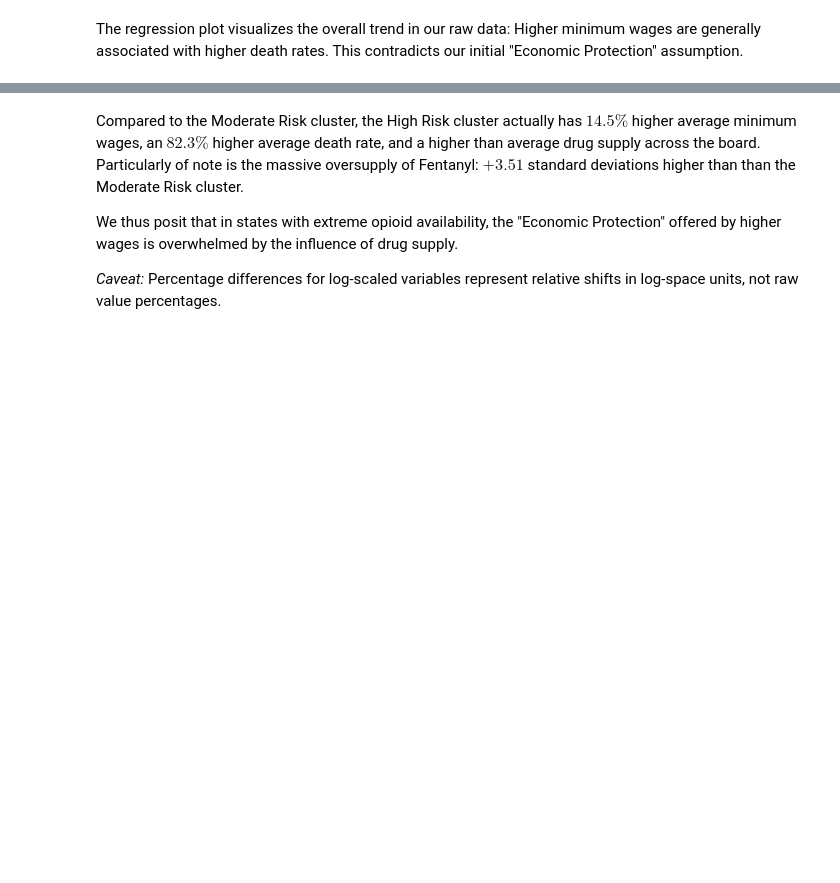
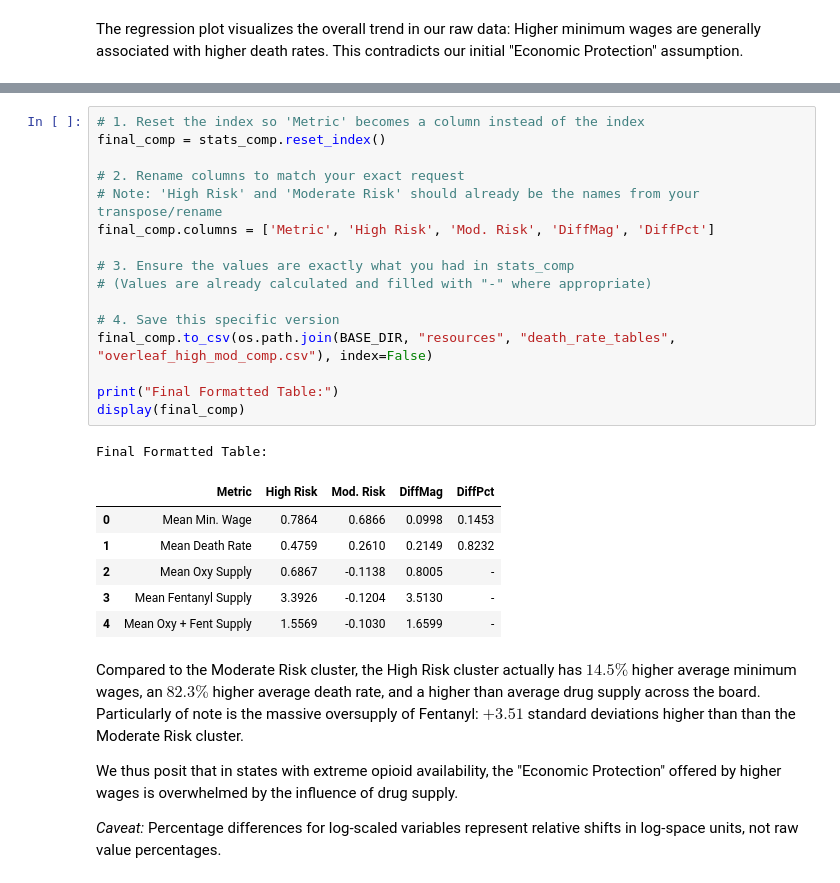
Before and after one commit to amberteetsel/substance-abuse-predictions, a Jupyter notebook: src/insights/econ_protect.ipynb, the cells around one changed output, grey strips where cells are left out. Saved outputs shown, nothing was run; the diff lists cells and outputs as text; blank space fills up the shorter version.

```diff
--- a/src/insights/econ_protect.ipynb
+++ b/src/insights/econ_protect.ipynb
@@ -215,6 +218,30 @@ Comparison Table:
 | Mean Oxy Supply | 0.6867 | -0.1138 | 0.8005 | - |
 | Mean Fentanyl Supply | 3.3926 | -0.1204 | 3.5130 | - |
 | Mean Oxy + Fent Supply | 1.5569 | -0.1030 | 1.6599 | - |
+# %%
+# 1. Reset the index so 'Metric' becomes a column instead of the index
+final_comp = stats_comp.reset_index()
+
+# 2. Rename columns to match your exact request
+# Note: 'High Risk' and 'Moderate Risk' should already be the names from your transpose/rename
+final_comp.columns = ['Metric', 'High Risk', 'Mod. Risk', 'DiffMag', 'DiffPct']
+
+# 3. Ensure the values are exactly what you had in stats_comp
+# (Values are already calculated and filled with "-" where appropriate)
+
+# 4. Save this specific version
+final_comp.to_csv(os.path.join(BASE_DIR, "resources", "death_rate_tables", "overleaf_high_mod_comp.csv"), index=False)
+
+print("Final Formatted Table:")
+display(final_comp)
+# %% [output]
+Final Formatted Table:
+|  | Metric | High Risk | Mod. Risk | DiffMag | DiffPct |
+| 0 | Mean Min. Wage | 0.7864 | 0.6866 | 0.0998 | 0.1453 |
+| 1 | Mean Death Rate | 0.4759 | 0.2610 | 0.2149 | 0.8232 |
+| 2 | Mean Oxy Supply | 0.6867 | -0.1138 | 0.8005 | - |
+| 3 | Mean Fentanyl Supply | 3.3926 | -0.1204 | 3.5130 | - |
+| 4 | Mean Oxy + Fent Supply | 1.5569 | -0.1030 | 1.6599 | - |
 # %% [markdown]
 Compared to the Moderate Risk cluster, the High Risk cluster actually has $14.5\%$ higher average minimum wages, an $82.3\%$ higher average death rate, and a higher than average drug supply across the board. Particularly of note is the massive oversupply of Fentanyl: $+3.51$ standard deviations higher than than the Moderate Risk cluster.
 
```
Also changed, not shown: parts of 2 cells of this notebook, 1 other file.
